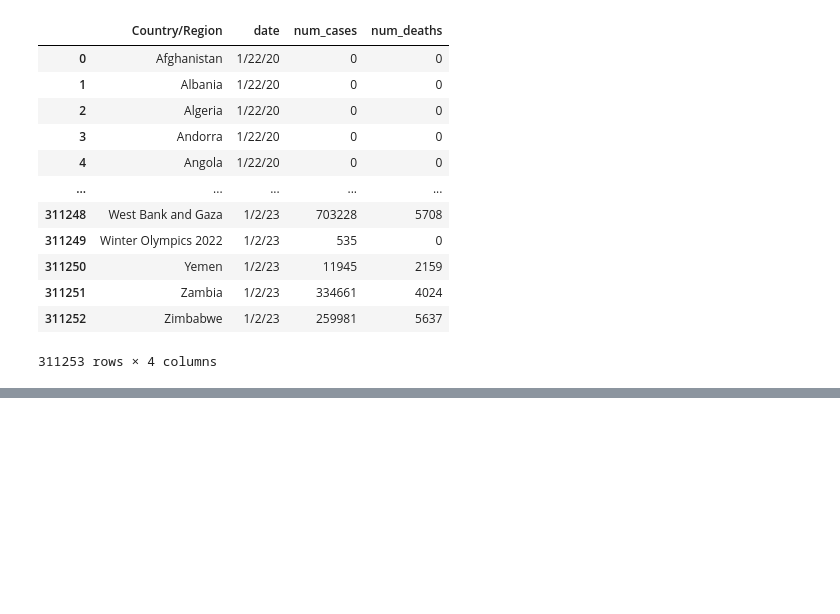
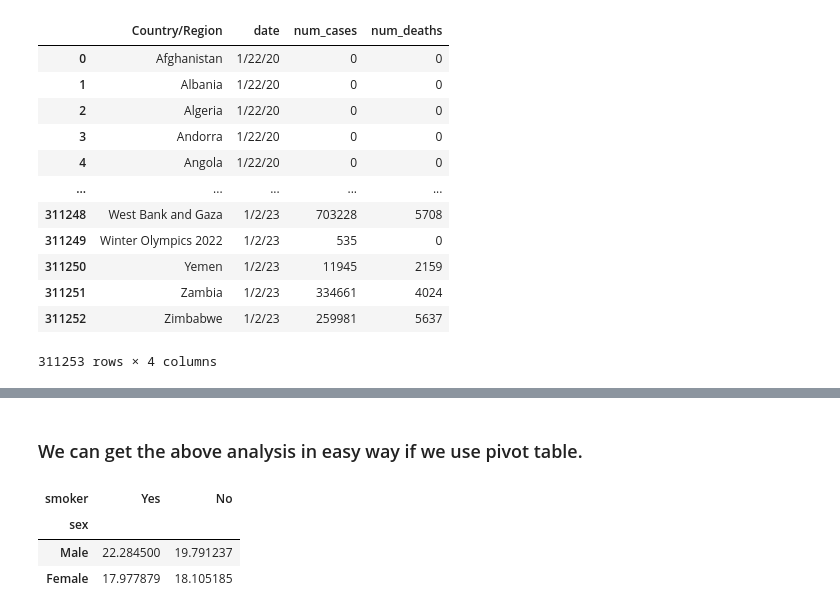
Before and after one commit to Muhammad-Waleed-Source/Pandas, a Jupyter notebook: Pandas_6_MultiIndex_Series_and_DataFrames.ipynb, the cells around one changed output, grey strips where cells are left out. Saved outputs shown, nothing was run; the diff lists cells and outputs as text; code cells hidden in the pictures; blank space fills up the shorter version.

```diff
--- a/Pandas_6_MultiIndex_Series_and_DataFrames.ipynb
+++ b/Pandas_6_MultiIndex_Series_and_DataFrames.ipynb
@@ -1120,0 +1173,11 @@ confirm.merge(death,on=['Province/State','Country/Region','Lat','Long','date'])[
+# %% [markdown]
+### We can get the above analysis in easy way if we use pivot table.
+# %%
+df.pivot_table(index='sex', columns='smoker', values='total_bill')
+
+# in the pivot_table function there is an agg function by default its value is mean. That is why we got the avg without even writing mean().
+# %% [output]
+| smoker | Yes | No |
+| sex |  |  |
+| Male | 22.284500 | 19.791237 |
+| Female | 17.977879 | 18.105185 |
```
Also changed, not shown: parts of 6 cells of this notebook.
